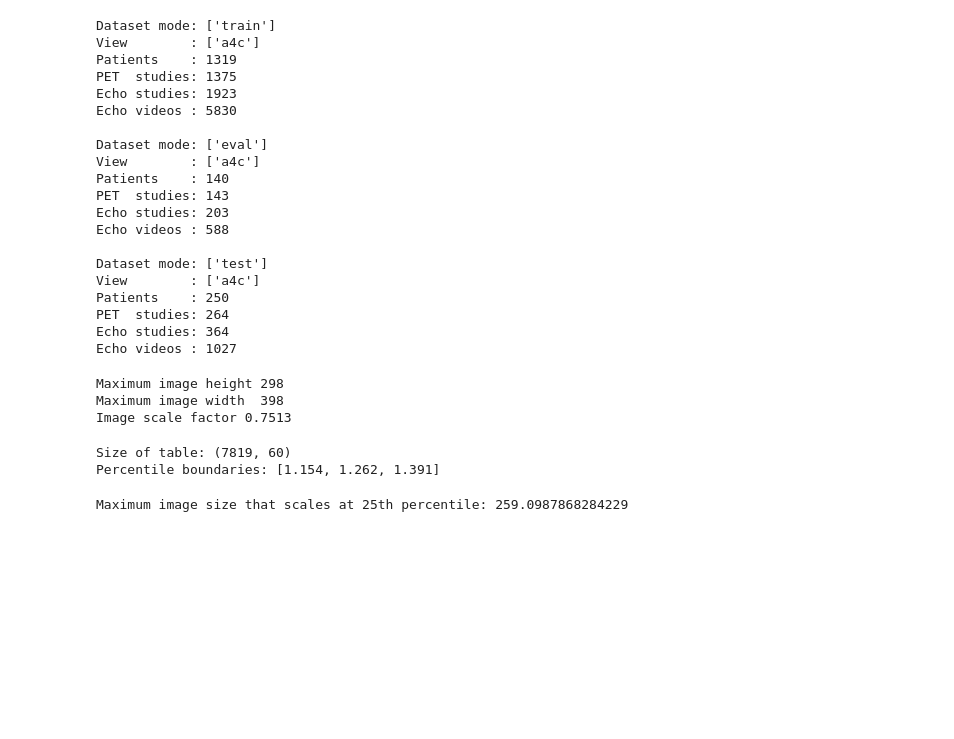
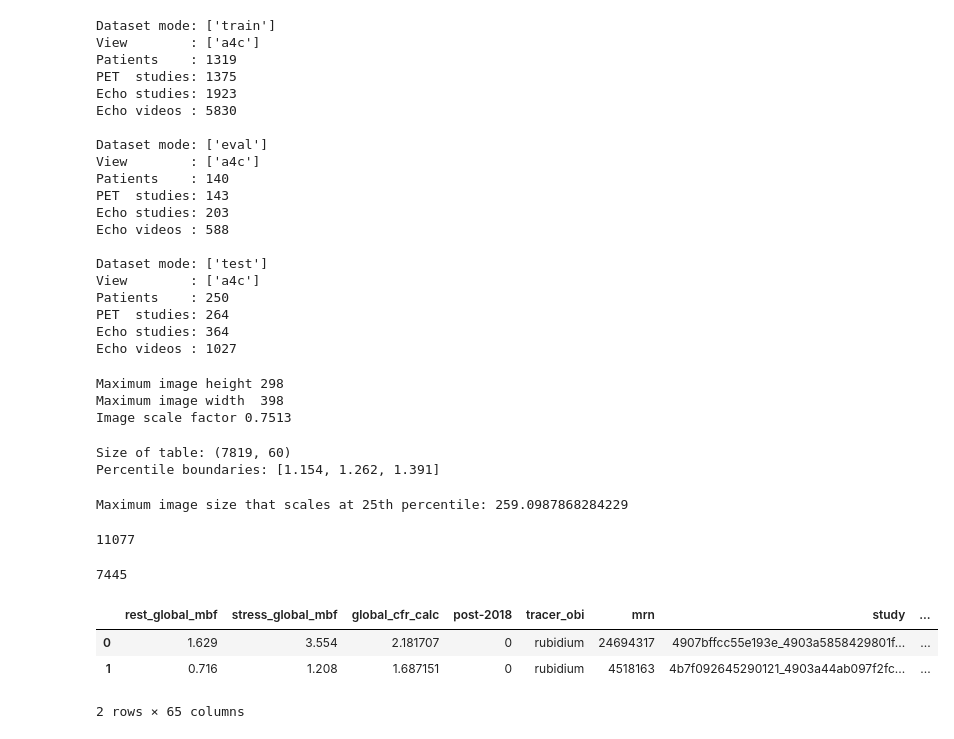
Before and after one commit to awerdich/werdich-cfr, a Jupyter notebook: notebooks/tfr_data_train_summary.ipynb, the cells around one changed output. Saved outputs shown, nothing was run; the diff lists cells and outputs as text; code cells hidden in the pictures; blank space fills up the shorter version.

```diff
--- a/notebooks/tfr_data_train_summary.ipynb
+++ b/notebooks/tfr_data_train_summary.ipynb
@@ -258,3 +259,22 @@ Percentile boundaries: [1.154, 1.262, 1.391]
 print('Maximum image size that scales at 25th percentile: {}'.format(299/np.min(p_list)))
 # %% [output]
 Maximum image size that scales at 25th percentile: 259.0987868284229
+# %%
+# Load the succeeded and failed data frames
+s = pd.read_parquet(os.path.join(cfr_data_root, 'global_pet_echo_dataset_200617_shape.succeeded'))
+f = pd.read_parquet(os.path.join(cfr_data_root, 'global_pet_echo_dataset_200617_shape.failed'))
+# %%
+len(s.filename.unique())+len(f.filename.unique())
+# %% [output]
+11077
+# %%
+len(s.filename.unique())
+# %% [output]
+7445
+# %%
+f.head(2)
+# %% [output]
+|  | rest_global_mbf | stress_global_mbf | global_cfr_calc | post-2018 | tracer_obi | mrn | study | ... |
+| 0 | 1.629 | 3.554 | 2.181707 | 0 | rubidium | 24694317 | 4907bffcc55e193e_4903a5858429801f... | ... |
+| 1 | 0.716 | 1.208 | 1.687151 | 0 | rubidium | 4518163 | 4b7f092645290121_4903a44ab097f2fc... | ... |
+2 rows × 65 columns
```
Also changed, not shown: parts of 16 cells of this notebook.
